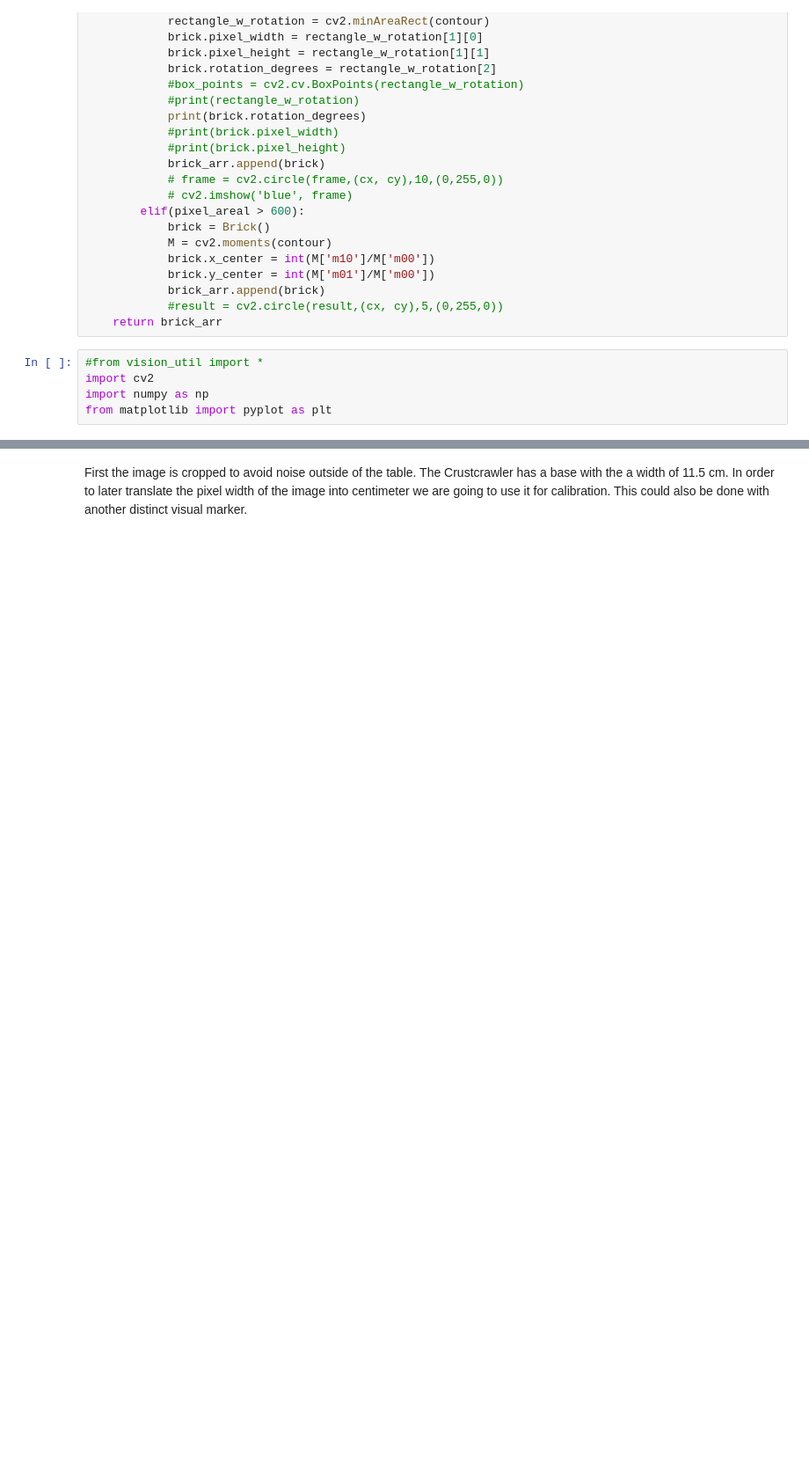
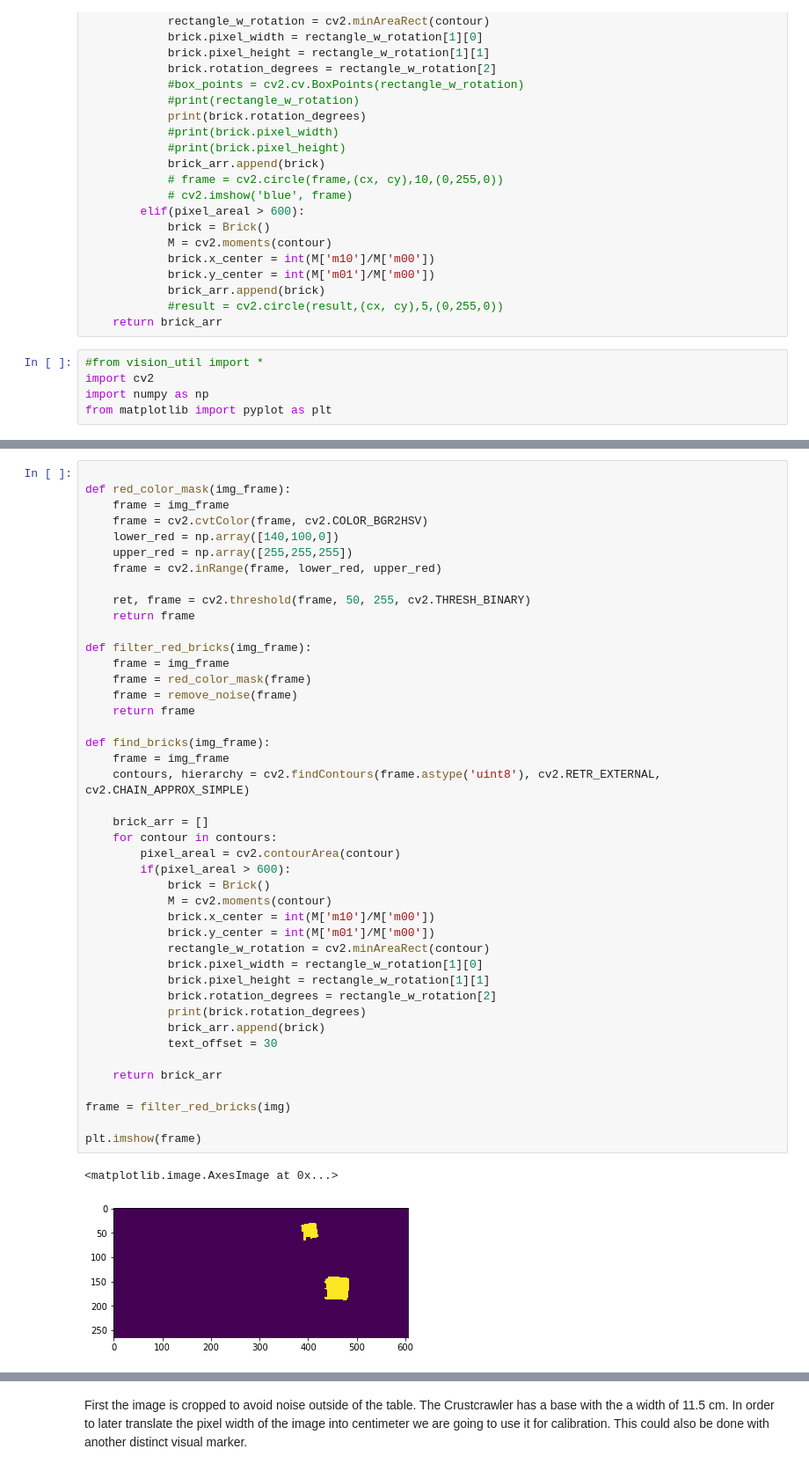
Before and after one commit to grottrup/crustcrawler_vision, a Jupyter notebook: src/vision_documentation.ipynb, the cells around one changed output, grey strips where cells are left out. Shown: that part at 88% size. Saved outputs shown, nothing was run; the diff lists cells and outputs as text; blank space fills up the shorter version.

```diff
--- a/src/vision_documentation.ipynb
+++ b/src/vision_documentation.ipynb
@@ -136,3 +132,49 @@ plt.imshow(img)
+# %%
+
+def red_color_mask(img_frame):
+    frame = img_frame
+    frame = cv2.cvtColor(frame, cv2.COLOR_BGR2HSV)
+    lower_red = np.array([140,100,0])
+    upper_red = np.array([255,255,255])
+    frame = cv2.inRange(frame, lower_red, upper_red)
+
+    ret, frame = cv2.threshold(frame, 50, 255, cv2.THRESH_BINARY)
+    return frame
+
+def filter_red_bricks(img_frame):
+    frame = img_frame
+    frame = red_color_mask(frame)
+    frame = remove_noise(frame)
+    return frame
+
+def find_bricks(img_frame):
+    frame = img_frame
+    contours, hierarchy = cv2.findContours(frame.astype('uint8'), cv2.RETR_EXTERNAL, cv2.CHAIN_APPROX_SIMPLE)
+
+    brick_arr = []
+    for contour in contours:
+        pixel_areal = cv2.contourArea(contour)
+        if(pixel_areal > 600):
+            brick = Brick()
+            M = cv2.moments(contour)
+            brick.x_center = int(M['m10']/M['m00'])
+            brick.y_center = int(M['m01']/M['m00'])
+            rectangle_w_rotation = cv2.minAreaRect(contour)
+            brick.pixel_width = rectangle_w_rotation[1][0]
+            brick.pixel_height = rectangle_w_rotation[1][1]
+            brick.rotation_degrees = rectangle_w_rotation[2]
+            print(brick.rotation_degrees)
+            brick_arr.append(brick)
+            text_offset = 30
+
+    return brick_arr
+
+frame = filter_red_bricks(img)
+
+plt.imshow(frame)
+# %% [output]
+<matplotlib.image.AxesImage at 0x...>
+[figure, added]
 # %%
 def find_bricks(img_frame):
     frame = img_frame
```
Also changed, not shown: parts of 5 cells of this notebook, 10 other files.
